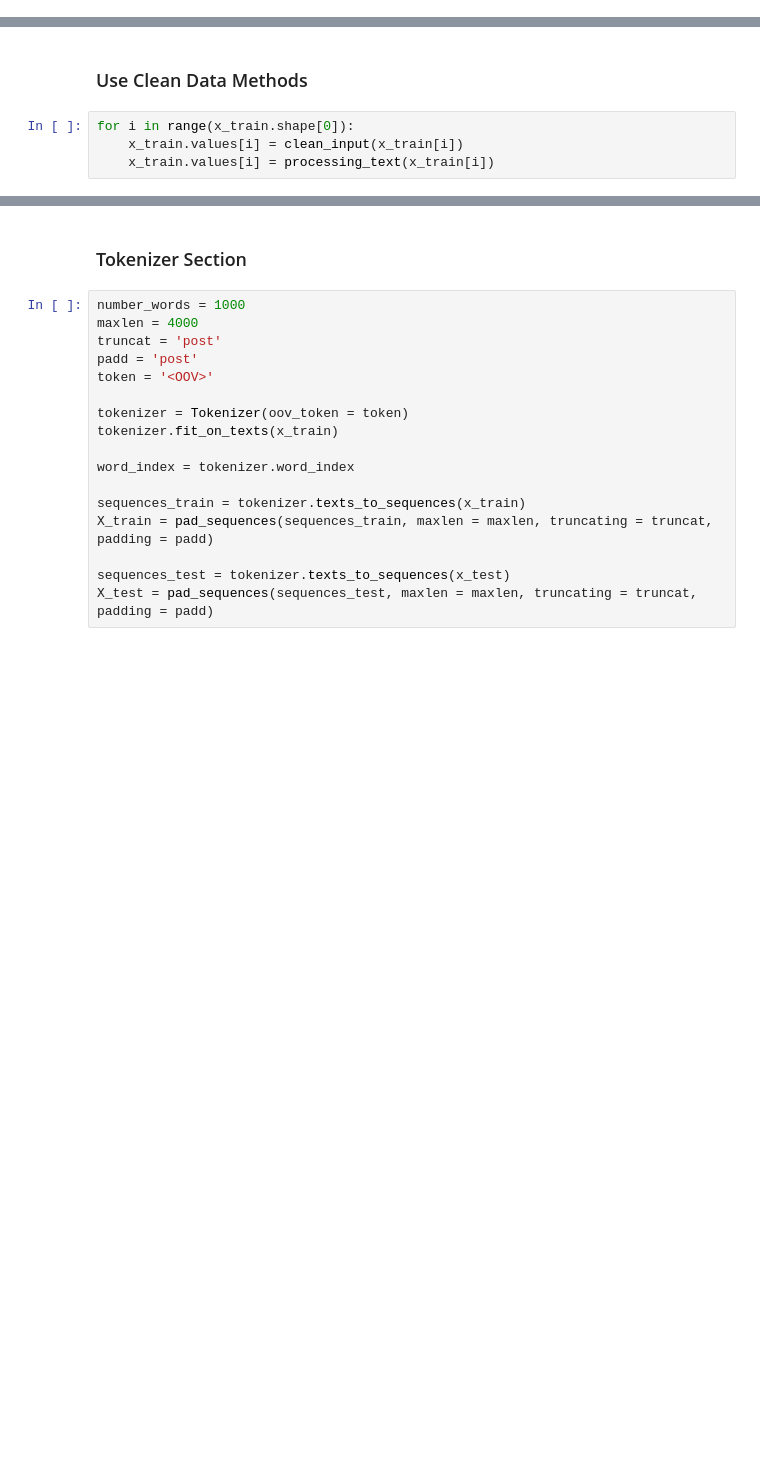
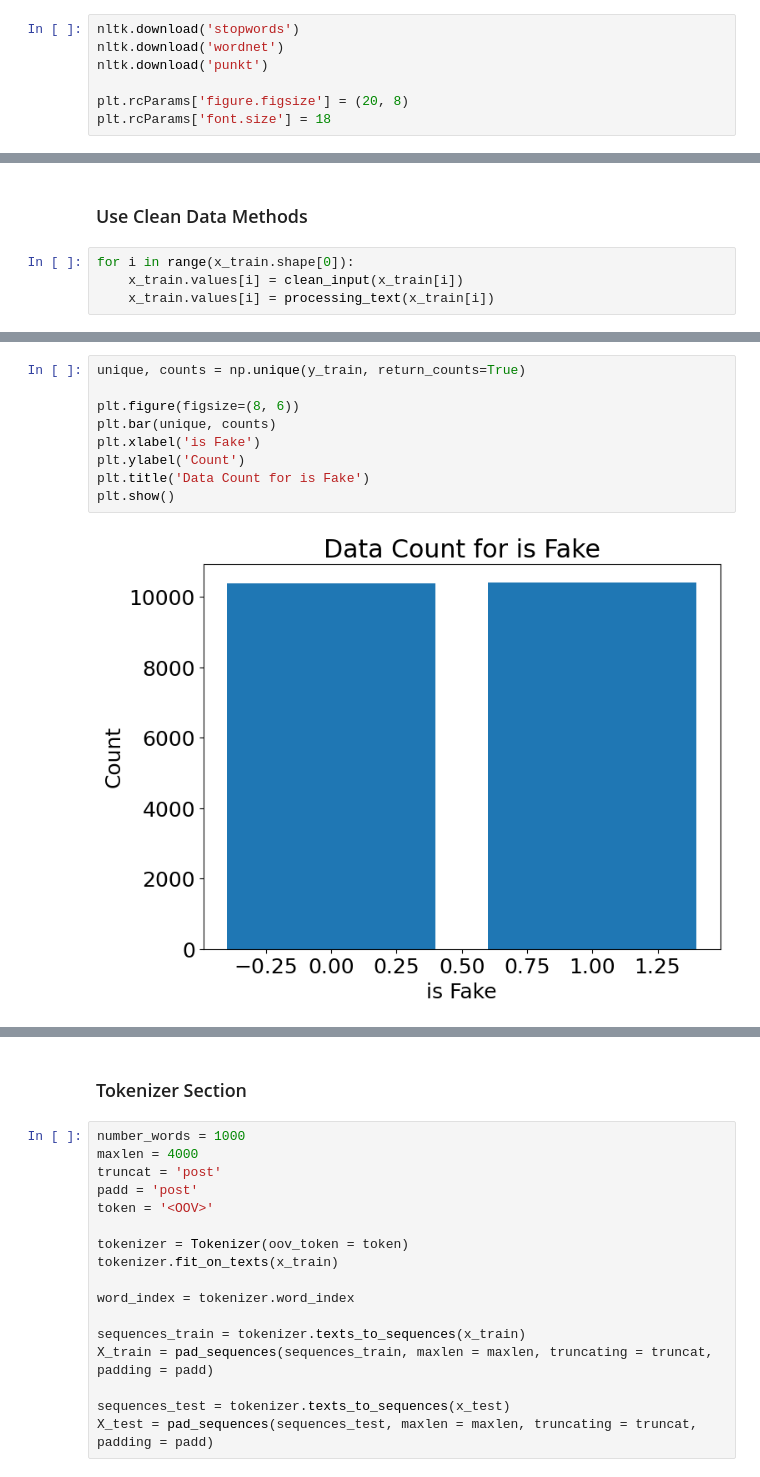
Before and after one commit to EyasWannous/Fake-NEWS-Detection-project, a Jupyter notebook: Data Preprocessing.ipynb, the cells around one changed output, grey strips where cells are left out. Saved outputs shown, nothing was run; the diff lists cells and outputs as text; blank space fills up the shorter version.

Commit message:
Update Data Preprocessing

```diff
--- a/Data Preprocessing.ipynb
+++ b/Data Preprocessing.ipynb
@@ -22,0 +18,7 @@ def clean_input(text_to_clean):
+# %%
+nltk.download('stopwords')
+nltk.download('wordnet')
+nltk.download('punkt')
+
+plt.rcParams['figure.figsize'] = (20, 8)
+plt.rcParams['font.size'] = 18
@@ -180 +194,12 @@ x_train.head()
 Name: text_merge, dtype: object
+# %%
+unique, counts = np.unique(y_train, return_counts=True)
+
+plt.figure(figsize=(8, 6))
+plt.bar(unique, counts)
+plt.xlabel('is Fake')
+plt.ylabel('Count')
+plt.title('Data Count for is Fake')
+plt.show()
+# %% [output]
+[figure, added]
```
Also changed, not shown: parts of 20 cells of this notebook.
